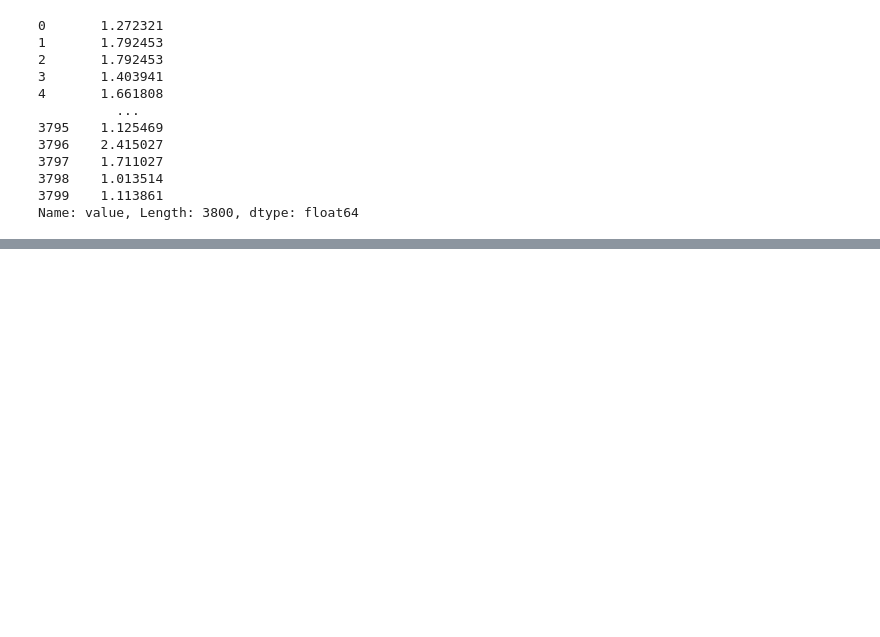
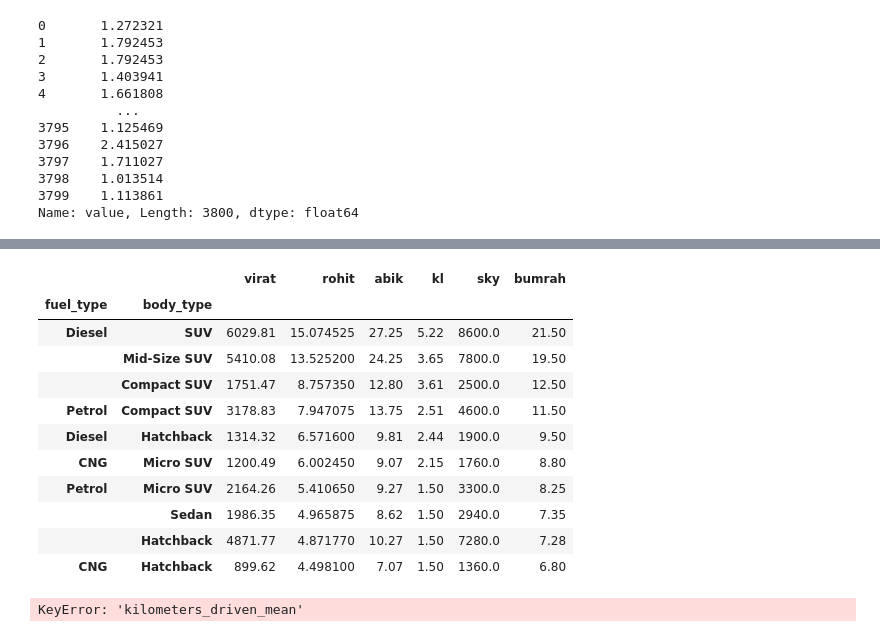
Before and after one commit to bloggernaresh4300-png/naresh_python, a Jupyter notebook: pandaspd.ipynb, the cells around one changed output, grey strips where cells are left out. Saved outputs shown, nothing was run; the diff lists cells and outputs as text; code cells hidden in the pictures; blank space fills up the shorter version.

```diff
--- a/pandaspd.ipynb
+++ b/pandaspd.ipynb
@@ -34,0 +464,19 @@ data.to_csv('/content/tata_car_price_prediction_dataset_new_data.csv')
+# %%
+a.sort_values(by = 'bumrah',ascending = False)
+# %% [output]
+|  |  | virat | rohit | abik | kl | sky | bumrah |
+| fuel_type | body_type |  |  |  |  |  |  |
+| Diesel | SUV | 6029.81 | 15.074525 | 27.25 | 5.22 | 8600.0 | 21.50 |
+|  | Mid-Size SUV | 5410.08 | 13.525200 | 24.25 | 3.65 | 7800.0 | 19.50 |
+|  | Compact SUV | 1751.47 | 8.757350 | 12.80 | 3.61 | 2500.0 | 12.50 |
+| Petrol | Compact SUV | 3178.83 | 7.947075 | 13.75 | 2.51 | 4600.0 | 11.50 |
+| Diesel | Hatchback | 1314.32 | 6.571600 | 9.81 | 2.44 | 1900.0 | 9.50 |
+| CNG | Micro SUV | 1200.49 | 6.002450 | 9.07 | 2.15 | 1760.0 | 8.80 |
+| Petrol | Micro SUV | 2164.26 | 5.410650 | 9.27 | 1.50 | 3300.0 | 8.25 |
+|  | Sedan | 1986.35 | 4.965875 | 8.62 | 1.50 | 2940.0 | 7.35 |
+|  | Hatchback | 4871.77 | 4.871770 | 10.27 | 1.50 | 7280.0 | 7.28 |
+| CNG | Hatchback | 899.62 | 4.498100 | 7.07 | 1.50 | 1360.0 | 6.80 |
+# %%
+a.sort_values(by = 'kilometers_driven_mean',ascending = False)
+# %% [output]
+KeyError: 'kilometers_driven_mean'
```
Also changed, not shown: parts of 54 cells of this notebook.
